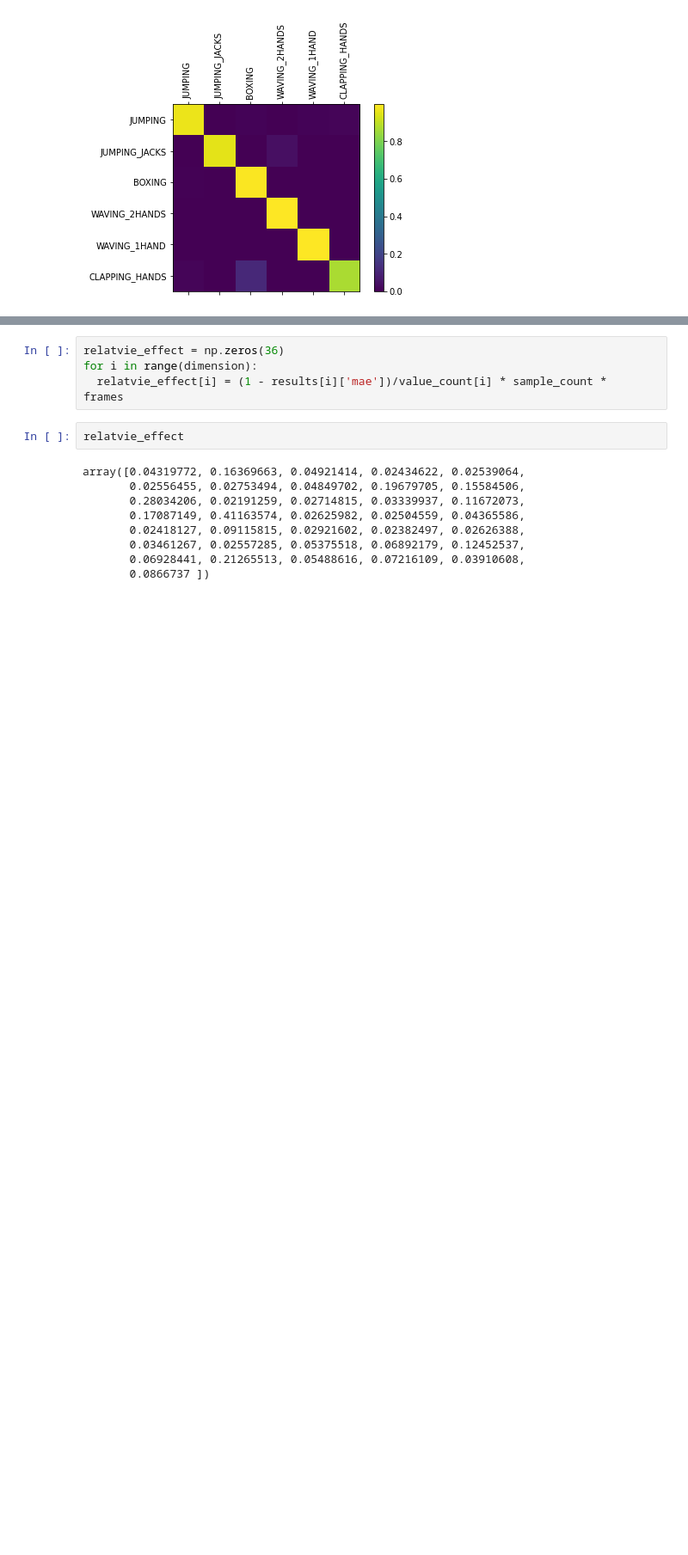
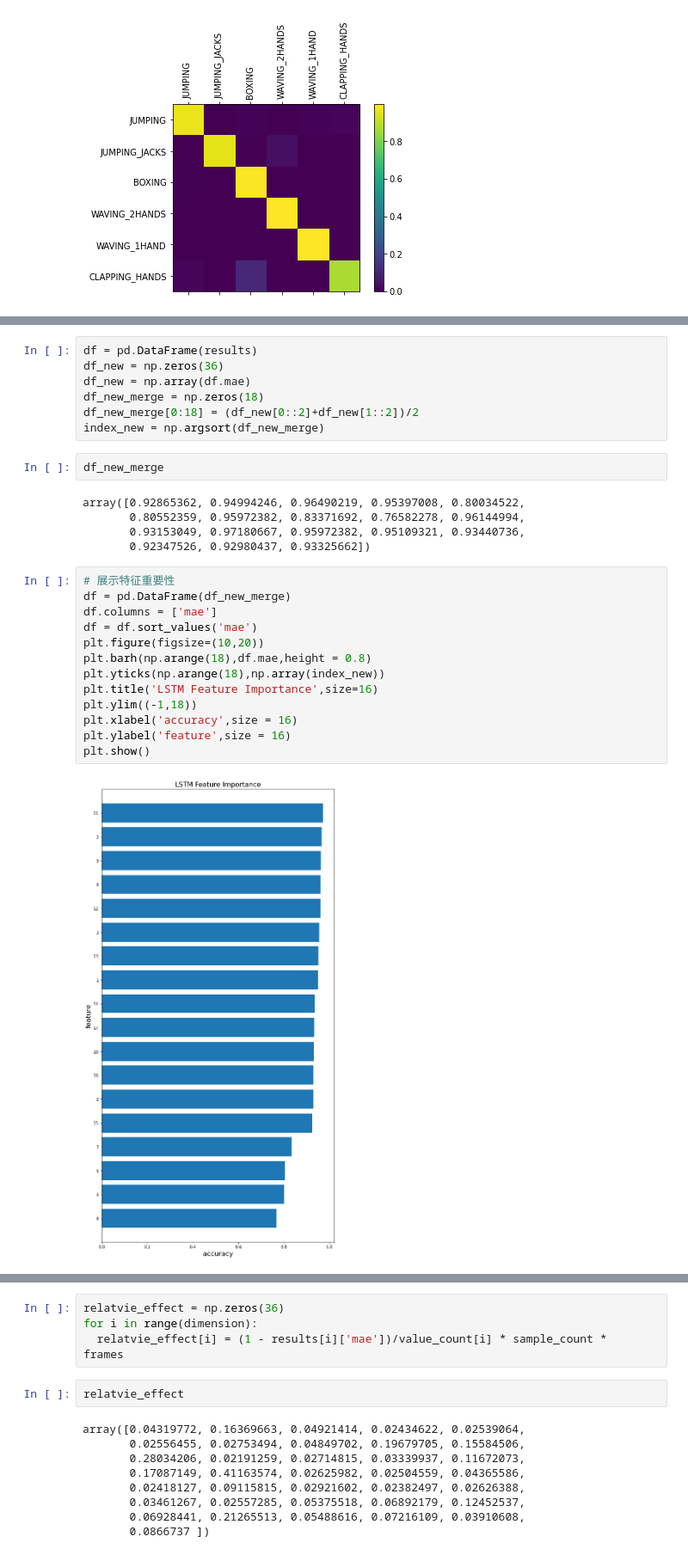
Before and after one commit to Lizzd/Openpose-Pose-classify, a Jupyter notebook: lstm.ipynb, the cells around one changed output, grey strips where cells are left out. Shown at 86% size. Cells and saved outputs as stored; diff of their text form; blank space fills up the shorter version.

```diff
--- a/lstm.ipynb
+++ b/lstm.ipynb
@@ -433,0 +467,29 @@ test accuracy 0.9340984176664928
+# %%
+df = pd.DataFrame(results)
+df_new = np.zeros(36)
+df_new = np.array(df.mae)
+df_new_merge = np.zeros(18)
+df_new_merge[0:18] = (df_new[0::2]+df_new[1::2])/2
+index_new = np.argsort(df_new_merge)
+# %%
+df_new_merge
+# %% [output]
+array([0.92865362, 0.94994246, 0.96490219, 0.95397008, 0.80034522,
+       0.80552359, 0.95972382, 0.83371692, 0.76582278, 0.96144994,
+       0.93153049, 0.97180667, 0.95972382, 0.95109321, 0.93440736,
+       0.92347526, 0.92980437, 0.93325662])
+# %%
+# 展示特征重要性
+df = pd.DataFrame(df_new_merge)
+df.columns = ['mae']
+df = df.sort_values('mae')
+plt.figure(figsize=(10,20))
+plt.barh(np.arange(18),df.mae,height = 0.8)
+plt.yticks(np.arange(18),np.array(index_new))
+plt.title('LSTM Feature Importance',size=16)
+plt.ylim((-1,18))
+plt.xlabel('accuracy',size = 16)
+plt.ylabel('feature',size = 16)
+plt.show()
+# %% [output]
+[figure, added]
```
Also changed, not shown: parts of 18 cells of this notebook, 2 other files.
